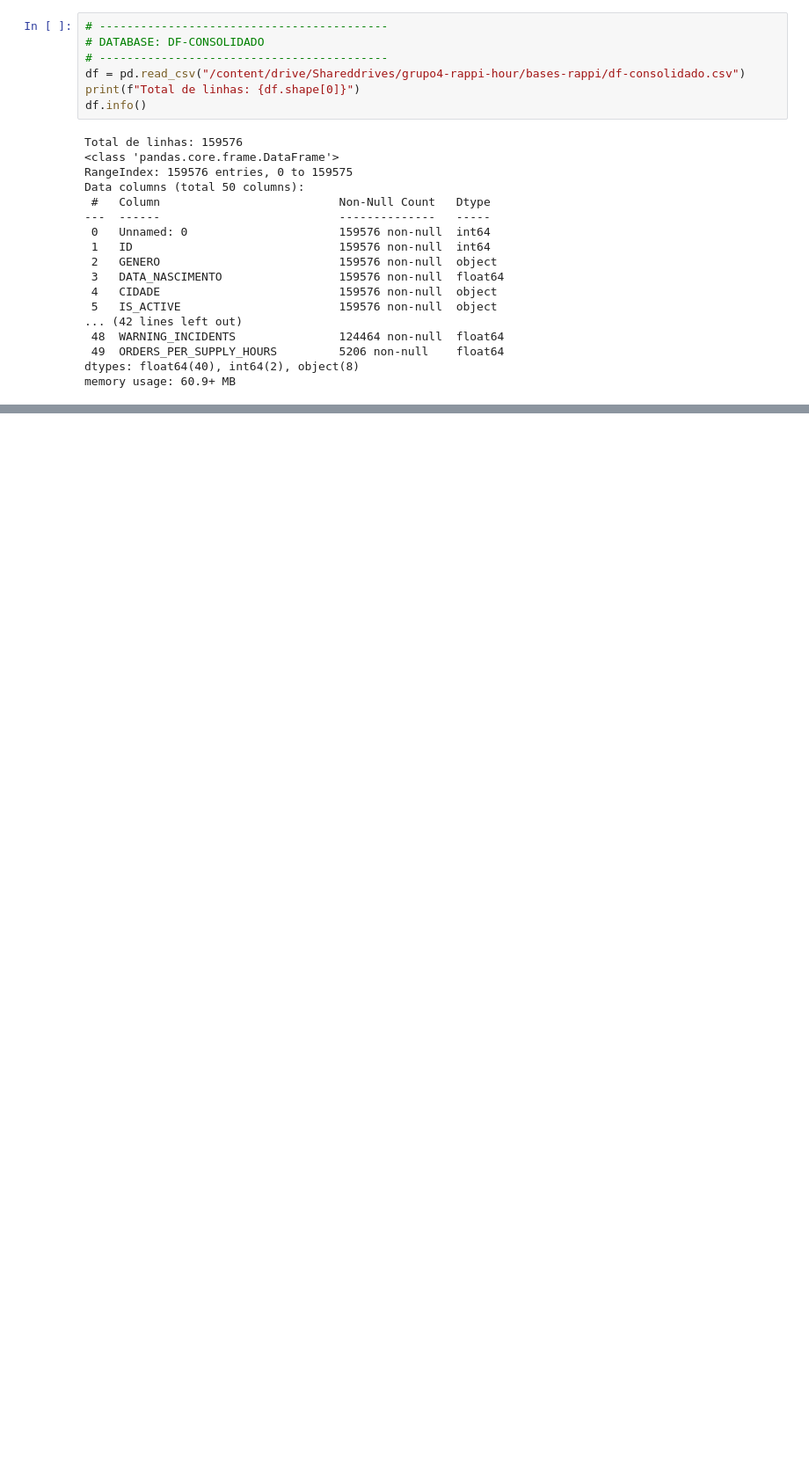
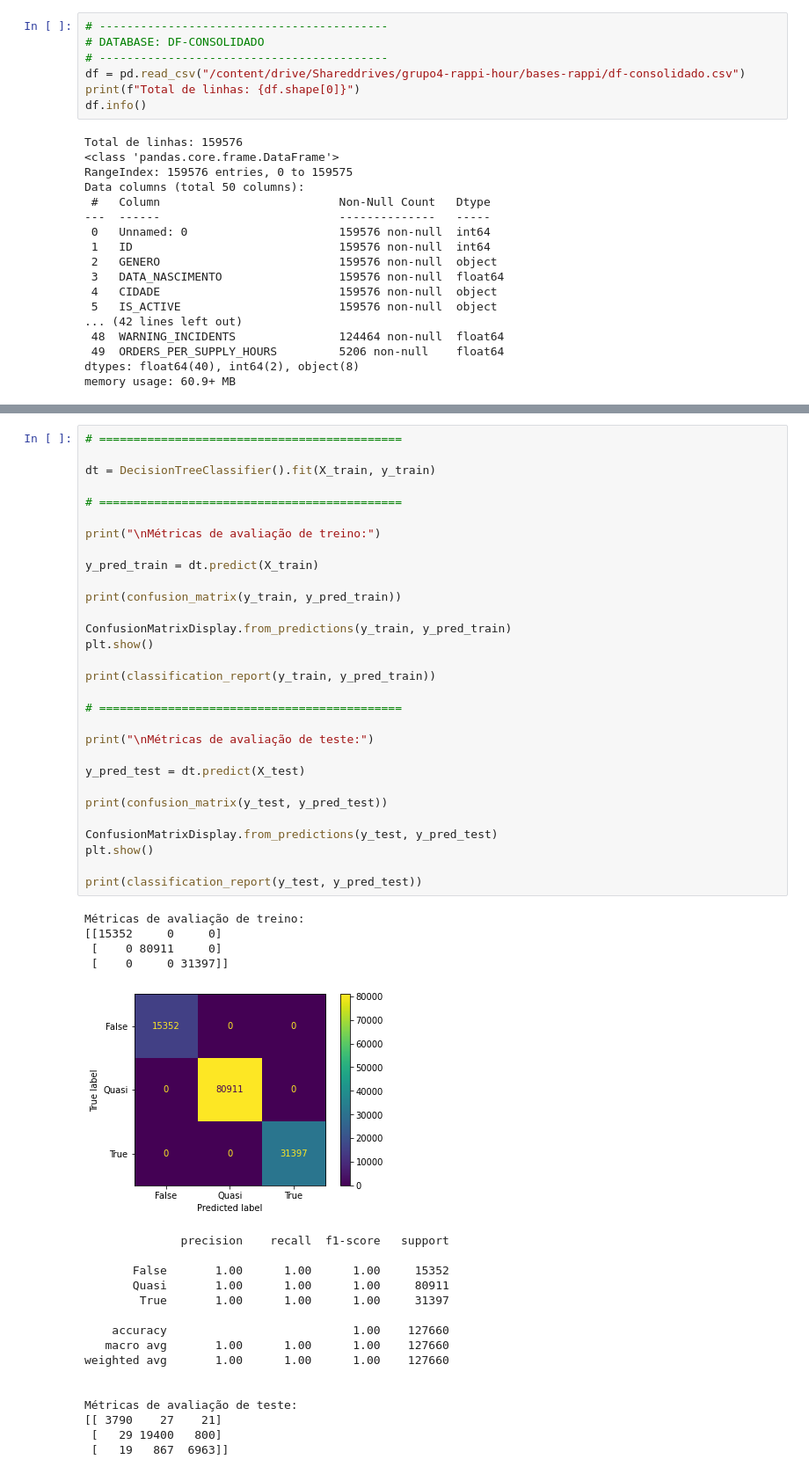
Before and after one commit to 2022M3T3-Inteli/Rappi-Hour, a Jupyter notebook: notebooks/machine-learning/decision-tree.ipynb, the cells around one changed output, grey strips where cells are left out. Shown at 88% size. Cells and saved outputs as stored; diff of their text form; blank space fills up the shorter version.

Commit message:
notebook decision tree

```diff
--- a/notebooks/machine-learning/decision-tree.ipynb
+++ b/notebooks/machine-learning/decision-tree.ipynb
@@ -39,0 +199,51 @@ memory usage: 60.9+ MB
+# %%
+# ============================================
+
+dt = DecisionTreeClassifier().fit(X_train, y_train)
+
+# ============================================
+
+print("\nMétricas de avaliação de treino:")
+
+y_pred_train = dt.predict(X_train)
+
+print(confusion_matrix(y_train, y_pred_train))
+
+ConfusionMatrixDisplay.from_predictions(y_train, y_pred_train)
+plt.show()
+
+print(classification_report(y_train, y_pred_train))
+
+# ============================================
+
+print("\nMétricas de avaliação de teste:")
+
+y_pred_test = dt.predict(X_test)
+
+print(confusion_matrix(y_test, y_pred_test))
+
+ConfusionMatrixDisplay.from_predictions(y_test, y_pred_test)
+plt.show()
+
+print(classification_report(y_test, y_pred_test))
+# %% [output]
+Métricas de avaliação de treino:
+[[15352     0     0]
+ [    0 80911     0]
+ [    0     0 31397]]
+[figure, added]
+              precision    recall  f1-score   support
+
+       False       1.00      1.00      1.00     15352
+       Quasi       1.00      1.00      1.00     80911
+        True       1.00      1.00      1.00     31397
+
+    accuracy                           1.00    127660
+   macro avg       1.00      1.00      1.00    127660
+weighted avg       1.00      1.00      1.00    127660
+
+
+Métricas de avaliação de teste:
+[[ 3790    27    21]
+ [   29 19400   800]
+ [   19   867  6963]]
```
Also changed, not shown: parts of 26 cells of this notebook.
